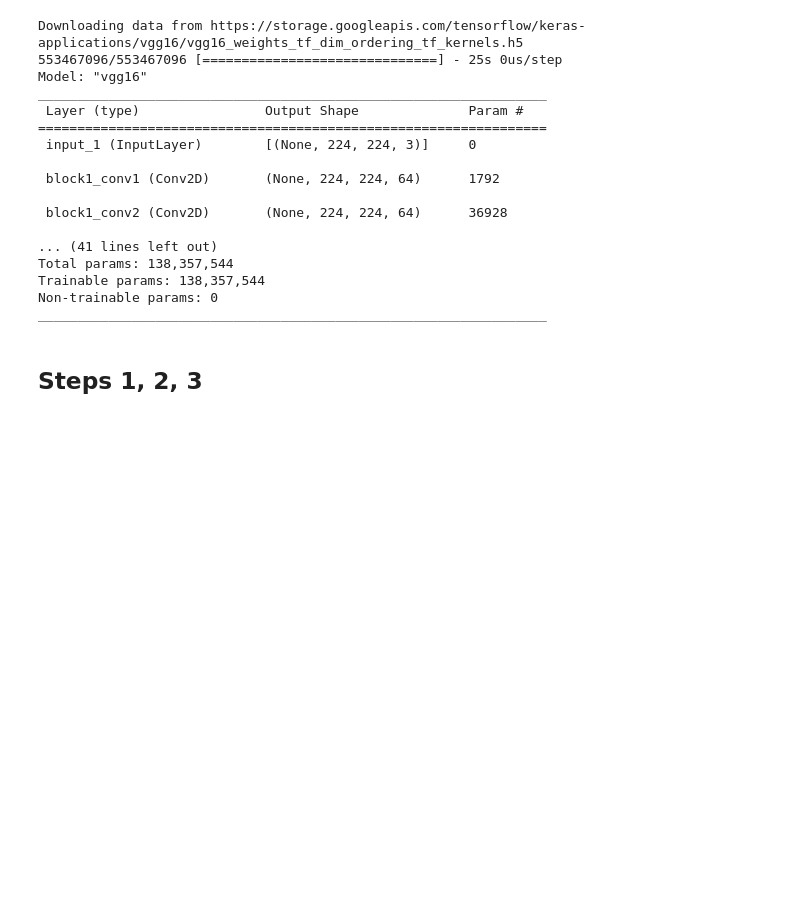
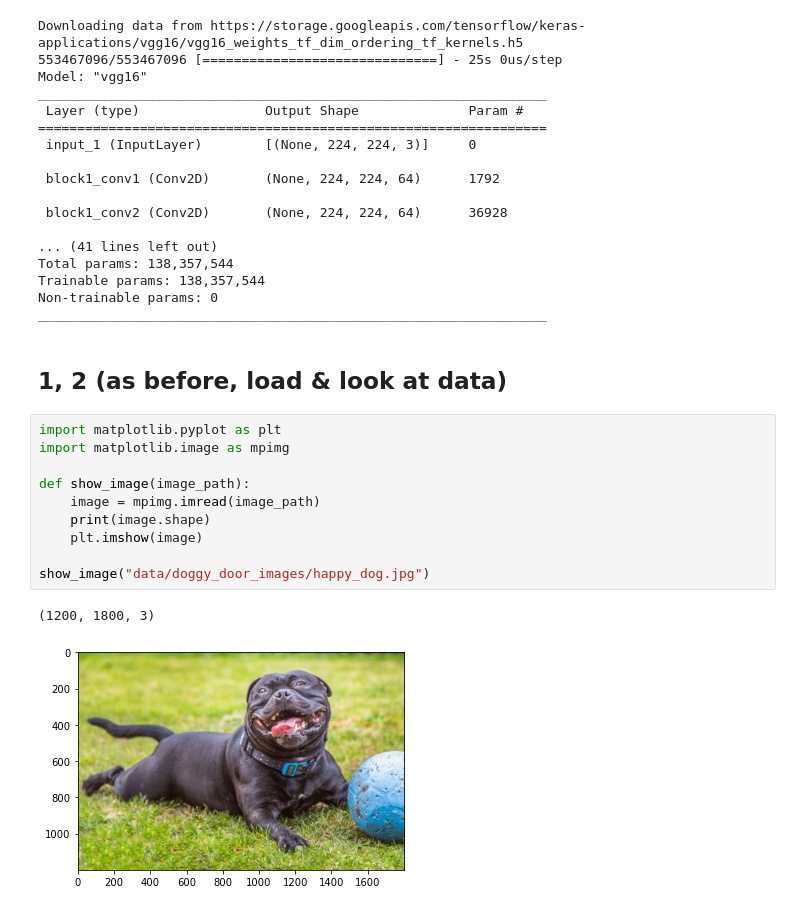
Before and after one commit to felixm3/coursework-workshops-bootcamps-lectures-etc, a Jupyter notebook: nvidia-dli-fundamentals-of-deep-learning/05_pretrained_models.ipynb, the cells around one changed output. Drawn from its saved outputs; the diff is of its cells as text; blank space fills up the shorter version.

```diff
--- a/nvidia-dli-fundamentals-of-deep-learning/05_pretrained_models.ipynb
+++ b/nvidia-dli-fundamentals-of-deep-learning/05_pretrained_models.ipynb
@@ -30,4 +30,17 @@ Trainable params: 138,357,544
 Non-trainable params: 0
 _________________________________________________________________
 # %% [markdown]
-## Steps 1, 2, 3
+## 1, 2 (as before, load & look at data)
+# %%
+import matplotlib.pyplot as plt
+import matplotlib.image as mpimg
+
+def show_image(image_path):
+    image = mpimg.imread(image_path)
+    print(image.shape)
+    plt.imshow(image)
+
+show_image("data/doggy_door_images/happy_dog.jpg")
+# %% [output]
+(1200, 1800, 3)
+[figure, added]
```
Also changed, not shown: parts of 2 cells of this notebook, 1 other file.
